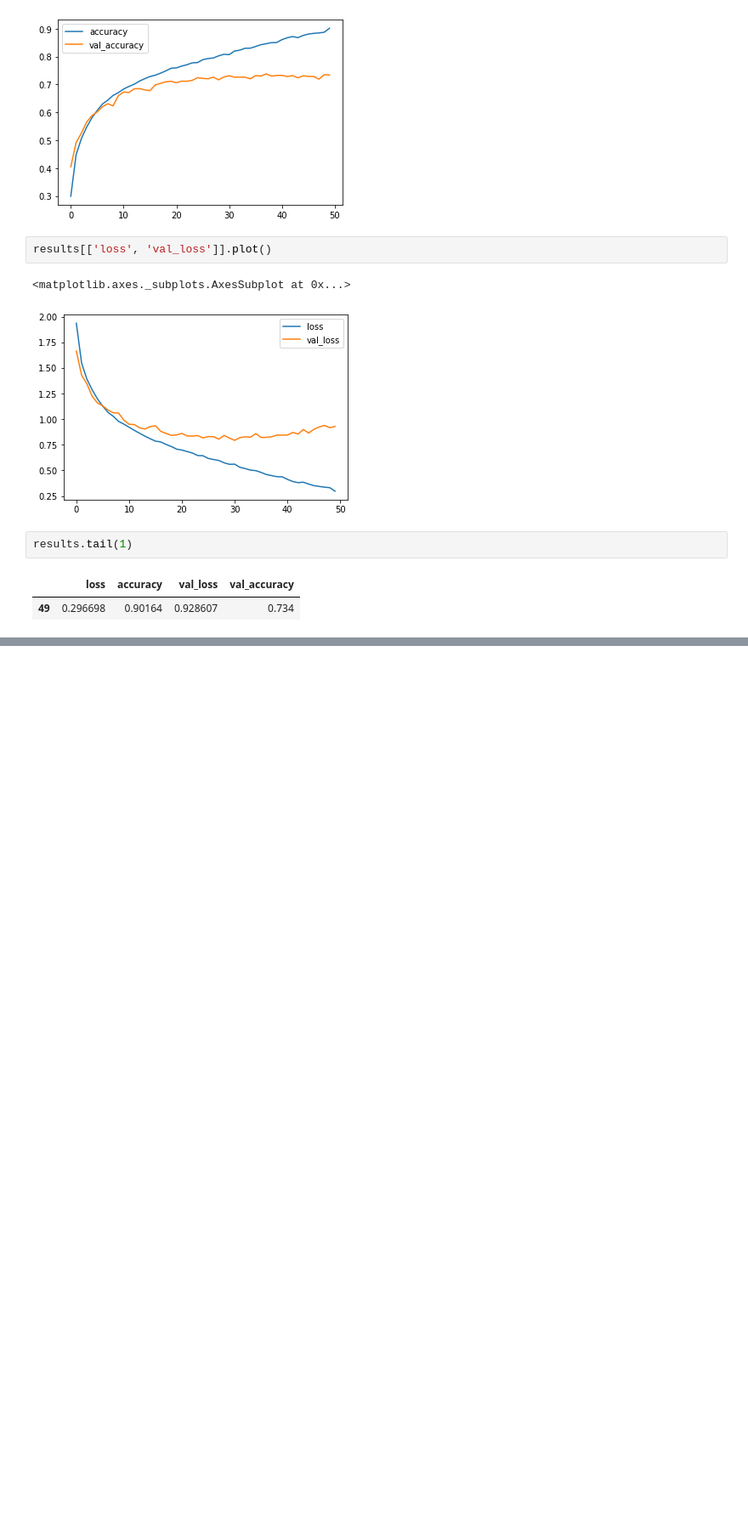
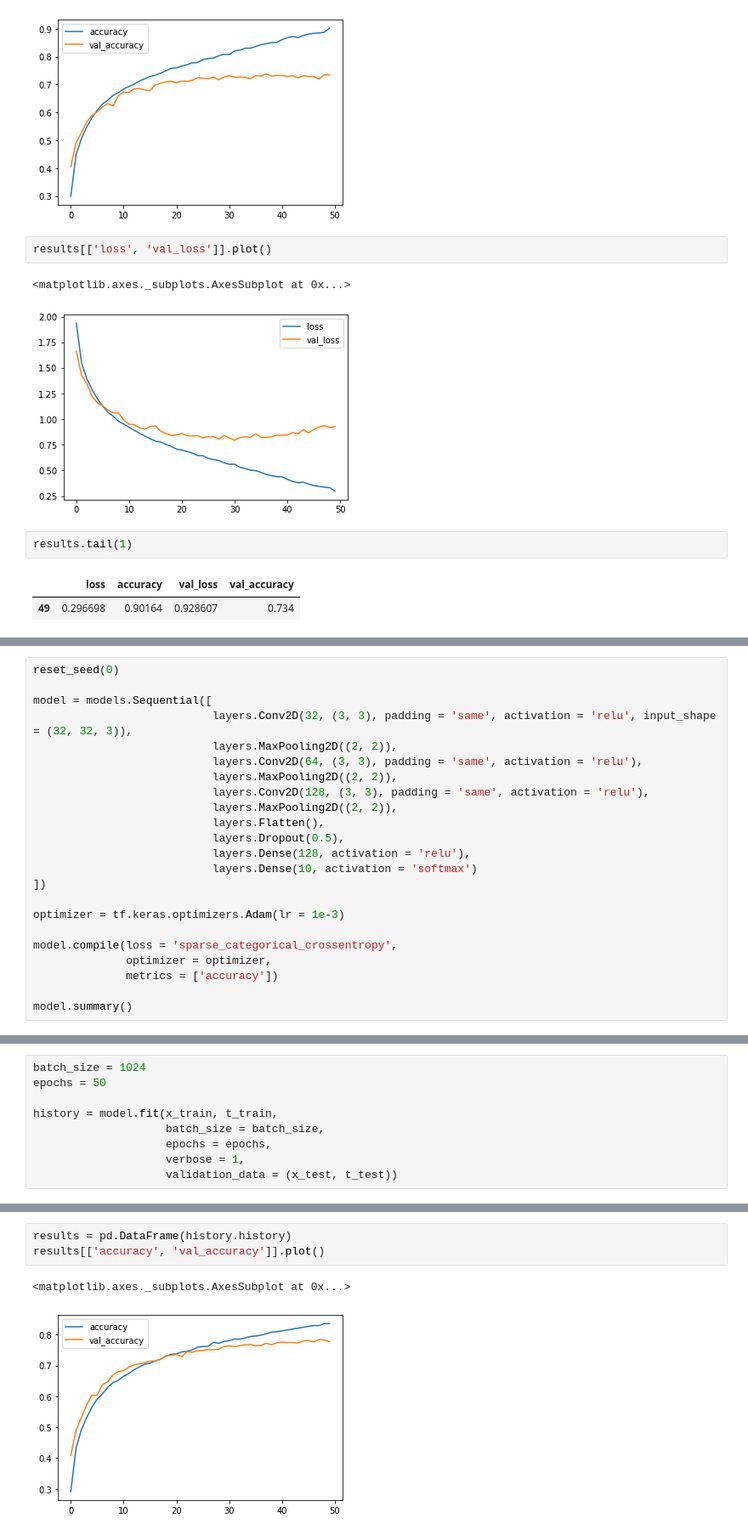
Before and after one commit to ash-coding/machine_learning, a Jupyter notebook: kikagaku/improved_accuracy.ipynb, the cells around one changed output, grey strips where cells are left out. Shown at 85% size. Saved outputs shown, nothing was run; the diff lists cells and outputs as text; blank space fills up the shorter version.

Commit message:
update: improved accuracy

```diff
--- a/kikagaku/improved_accuracy.ipynb
+++ b/kikagaku/improved_accuracy.ipynb
@@ -118,0 +123,23 @@ results.tail(1)
+# %%
+reset_seed(0)
+
+model = models.Sequential([
+                           layers.Conv2D(32, (3, 3), padding = 'same', activation = 'relu', input_shape = (32, 32, 3)),
+                           layers.MaxPooling2D((2, 2)),
+                           layers.Conv2D(64, (3, 3), padding = 'same', activation = 'relu'),
+                           layers.MaxPooling2D((2, 2)),
+                           layers.Conv2D(128, (3, 3), padding = 'same', activation = 'relu'),
+                           layers.MaxPooling2D((2, 2)),
+                           layers.Flatten(),
+                           layers.Dropout(0.5),
+                           layers.Dense(128, activation = 'relu'),
+                           layers.Dense(10, activation = 'softmax')
+])
+
+optimizer = tf.keras.optimizers.Adam(lr = 1e-3)
+
+model.compile(loss = 'sparse_categorical_crossentropy',
+              optimizer = optimizer,
+              metrics = ['accuracy'])
+
+model.summary()
@@ -118,0 +164,9 @@ results.tail(1)
+# %%
+batch_size = 1024
+epochs = 50
+
+history = model.fit(x_train, t_train,
+                    batch_size = batch_size,
+                    epochs = epochs,
+                    verbose = 1,
+                    validation_data = (x_test, t_test))
@@ -118,0 +191,6 @@ results.tail(1)
+# %%
+results = pd.DataFrame(history.history)
+results[['accuracy', 'val_accuracy']].plot()
+# %% [output]
+<matplotlib.axes._subplots.AxesSubplot at 0x...>
+[figure, added]
```
Also changed, not shown: parts of 7 cells of this notebook.
